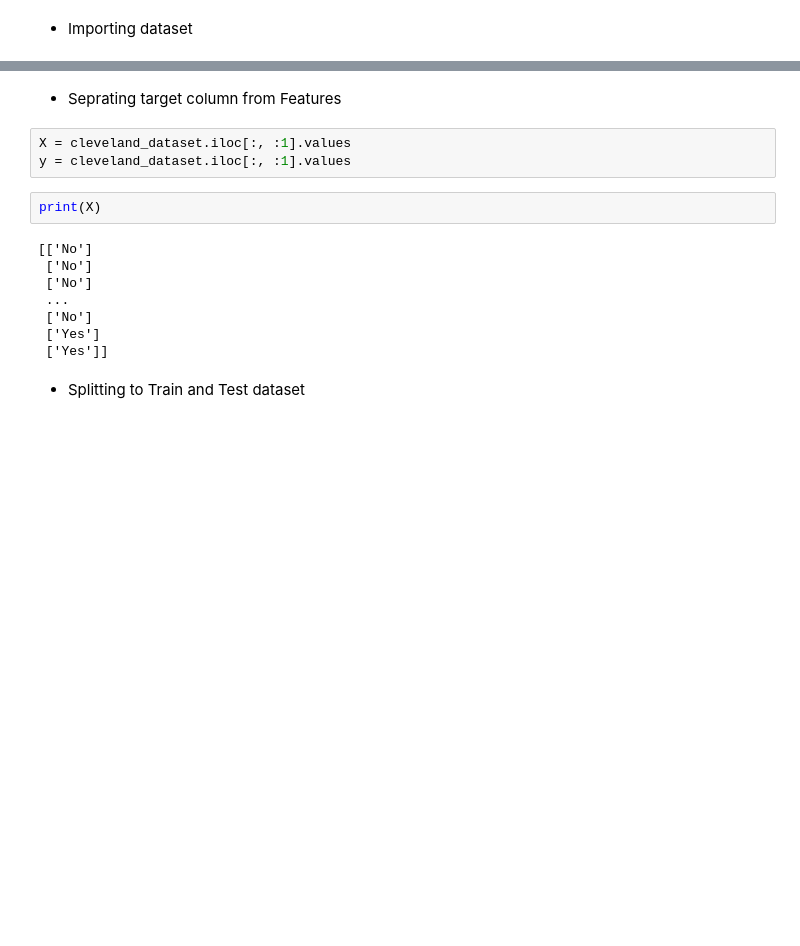
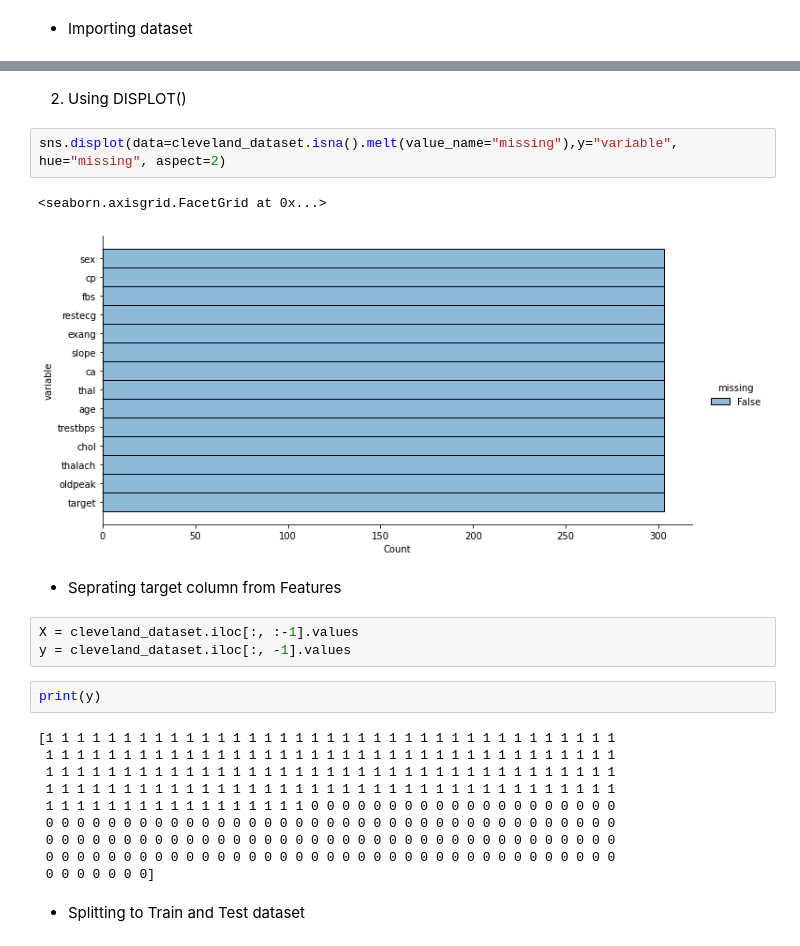
Before and after one commit to omid-taghipour/thesis, a Jupyter notebook: SVM_ALL.ipynb, the cells around one changed output, grey strips where cells are left out. Drawn from its saved outputs; the diff is of its cells as text; blank space fills up the shorter version.

```diff
--- a/SVM_ALL.ipynb
+++ b/SVM_ALL.ipynb
@@ -17,18 +27,27 @@ cleveland_dataset = pd.read_csv('heart_2020_cleaned.csv')
+# %% [markdown]
+2. Using DISPLOT()
+# %%
+sns.displot(data=cleveland_dataset.isna().melt(value_name="missing"),y="variable", hue="missing", aspect=2)
+# %% [output]
+<seaborn.axisgrid.FacetGrid at 0x...>
+[figure, added]
 # %% [markdown]
 * Seprating target column from Features
 # %%
-X = cleveland_dataset.iloc[:, :1].values
-y = cleveland_dataset.iloc[:, :1].values
+X = cleveland_dataset.iloc[:, :-1].values
+y = cleveland_dataset.iloc[:, -1].values
 # %%
-print(X)
+print(y)
 # %% [output]
-[['No']
- ['No']
- ['No']
- ...
- ['No']
- ['Yes']
- ['Yes']]
+[1 1 1 1 1 1 1 1 1 1 1 1 1 1 1 1 1 1 1 1 1 1 1 1 1 1 1 1 1 1 1 1 1 1 1 1 1
+ 1 1 1 1 1 1 1 1 1 1 1 1 1 1 1 1 1 1 1 1 1 1 1 1 1 1 1 1 1 1 1 1 1 1 1 1 1
+ 1 1 1 1 1 1 1 1 1 1 1 1 1 1 1 1 1 1 1 1 1 1 1 1 1 1 1 1 1 1 1 1 1 1 1 1 1
+ 1 1 1 1 1 1 1 1 1 1 1 1 1 1 1 1 1 1 1 1 1 1 1 1 1 1 1 1 1 1 1 1 1 1 1 1 1
+ 1 1 1 1 1 1 1 1 1 1 1 1 1 1 1 1 1 0 0 0 0 0 0 0 0 0 0 0 0 0 0 0 0 0 0 0 0
+ 0 0 0 0 0 0 0 0 0 0 0 0 0 0 0 0 0 0 0 0 0 0 0 0 0 0 0 0 0 0 0 0 0 0 0 0 0
+ 0 0 0 0 0 0 0 0 0 0 0 0 0 0 0 0 0 0 0 0 0 0 0 0 0 0 0 0 0 0 0 0 0 0 0 0 0
+ 0 0 0 0 0 0 0 0 0 0 0 0 0 0 0 0 0 0 0 0 0 0 0 0 0 0 0 0 0 0 0 0 0 0 0 0 0
+ 0 0 0 0 0 0 0]
 # %% [markdown]
 * Splitting to Train and Test dataset
 # %%
```
Also changed, not shown: parts of 46 cells of this notebook.
